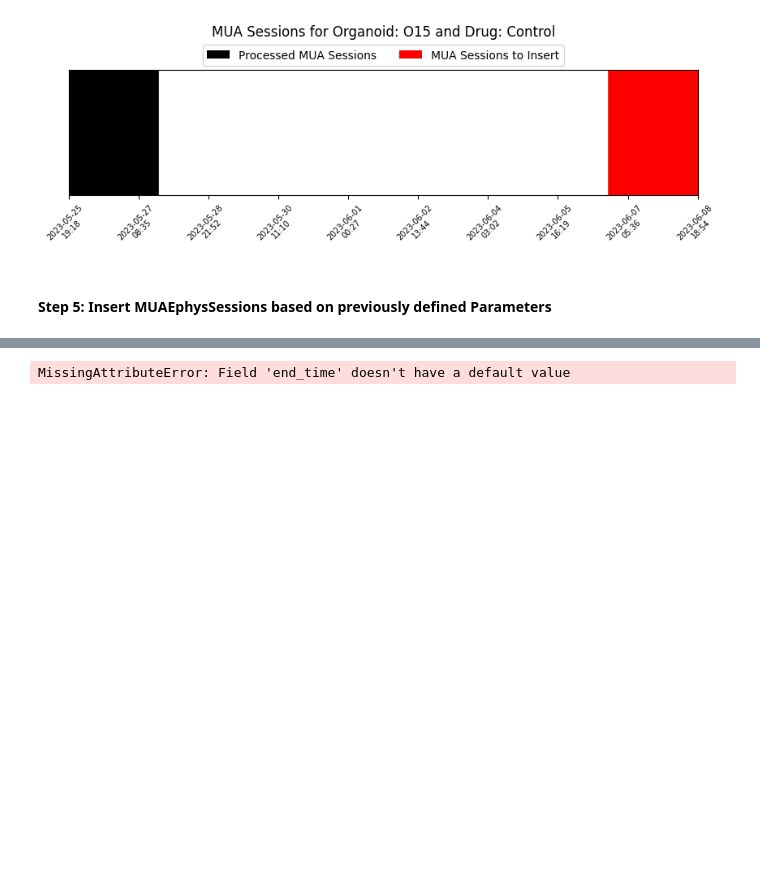
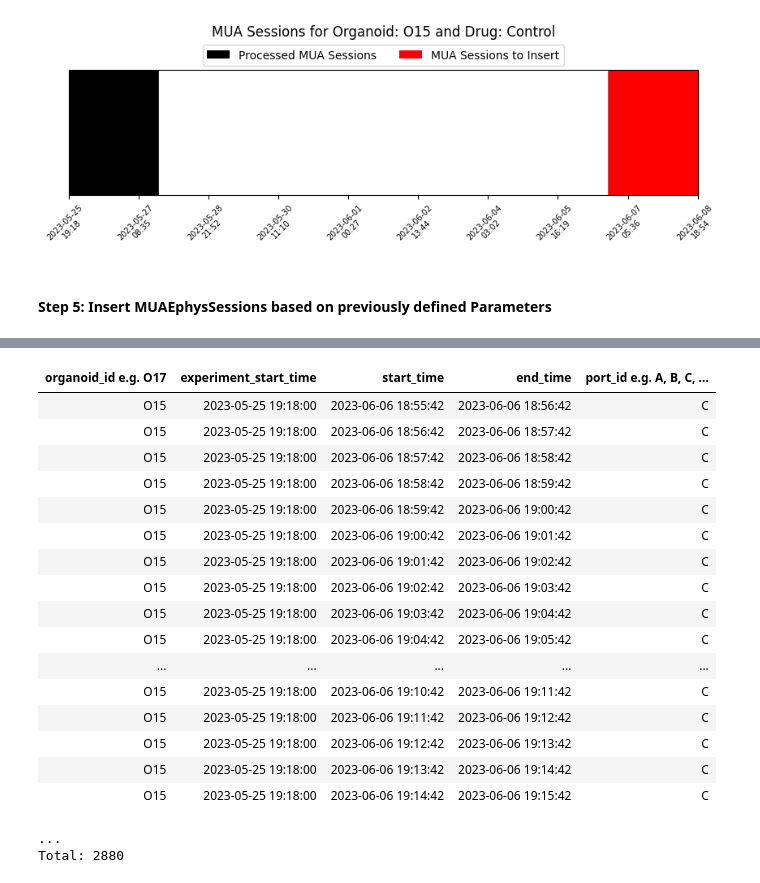
Before and after one commit to judewerth/utah_organoids, a Jupyter notebook: notebooks/CREATE_new_MUA_session.ipynb, the cells around one changed output, grey strips where cells are left out. Saved outputs shown, nothing was run; the diff lists cells and outputs as text; code cells hidden in the pictures; blank space fills up the shorter version.

Commit message:
Finalized CREATE_new_MUA_session notebook

```diff
--- a/notebooks/CREATE_new_MUA_session.ipynb
+++ b/notebooks/CREATE_new_MUA_session.ipynb
@@ -186,8 +233,13 @@ plt.show()
 # %%
+# get port_id (needed for insert)
+port_id = set((ephys.EphysSessionProbe & exp_key).fetch("port_id"))
+
 mua_key_list = [
     {
         **exp_key,
         "start_time": start_time,
+        "end_time": start_time + timedelta(minutes=1),
+        "port_id": port_id,
     }
     for start_time in insert_file_times
 ]
@@ -200,4 +252,24 @@ Total: 0
 # %%
-mua.MUAEphysSession.populate(mua_key_list, skip_duplicates=True, allow_direct_insert=True)
+mua.MUAEphysSession.insert(mua_key_list, skip_duplicates=True, allow_direct_insert=True)
-# %% [output]
-MissingAttributeError: Field 'end_time' doesn't have a default value
+# %%
+mua.MUAEphysSession & mua_key_list
+# %% [output]
+| organoid_id e.g. O17 | experiment_start_time | start_time | end_time | port_id e.g. A, B, C, ... |
+| O15 | 2023-05-25 19:18:00 | 2023-06-06 18:55:42 | 2023-06-06 18:56:42 | C |
+| O15 | 2023-05-25 19:18:00 | 2023-06-06 18:56:42 | 2023-06-06 18:57:42 | C |
+| O15 | 2023-05-25 19:18:00 | 2023-06-06 18:57:42 | 2023-06-06 18:58:42 | C |
+| O15 | 2023-05-25 19:18:00 | 2023-06-06 18:58:42 | 2023-06-06 18:59:42 | C |
+| O15 | 2023-05-25 19:18:00 | 2023-06-06 18:59:42 | 2023-06-06 19:00:42 | C |
+| O15 | 2023-05-25 19:18:00 | 2023-06-06 19:00:42 | 2023-06-06 19:01:42 | C |
+| O15 | 2023-05-25 19:18:00 | 2023-06-06 19:01:42 | 2023-06-06 19:02:42 | C |
+| O15 | 2023-05-25 19:18:00 | 2023-06-06 19:02:42 | 2023-06-06 19:03:42 | C |
+| O15 | 2023-05-25 19:18:00 | 2023-06-06 19:03:42 | 2023-06-06 19:04:42 | C |
+| O15 | 2023-05-25 19:18:00 | 2023-06-06 19:04:42 | 2023-06-06 19:05:42 | C |
+| ... | ... | ... | ... | ... |
+| O15 | 2023-05-25 19:18:00 | 2023-06-06 19:10:42 | 2023-06-06 19:11:42 | C |
+| O15 | 2023-05-25 19:18:00 | 2023-06-06 19:11:42 | 2023-06-06 19:12:42 | C |
+| O15 | 2023-05-25 19:18:00 | 2023-06-06 19:12:42 | 2023-06-06 19:13:42 | C |
+| O15 | 2023-05-25 19:18:00 | 2023-06-06 19:13:42 | 2023-06-06 19:14:42 | C |
+| O15 | 2023-05-25 19:18:00 | 2023-06-06 19:14:42 | 2023-06-06 19:15:42 | C |
+...
+Total: 2880
```
Also changed, not shown: parts of 9 cells of this notebook.
